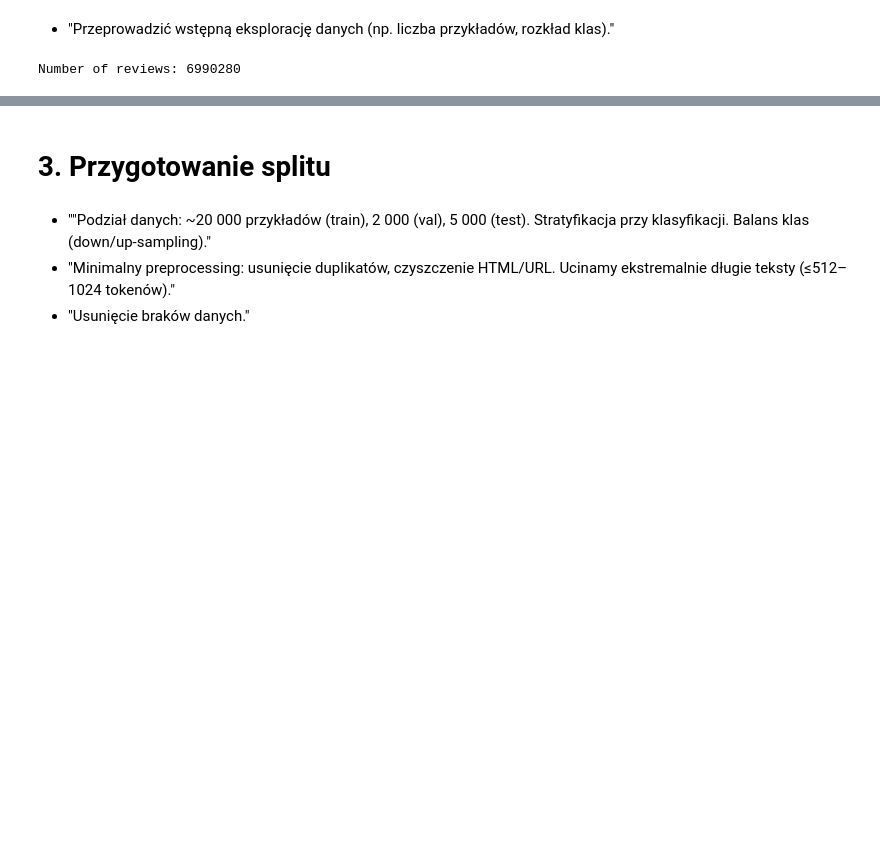
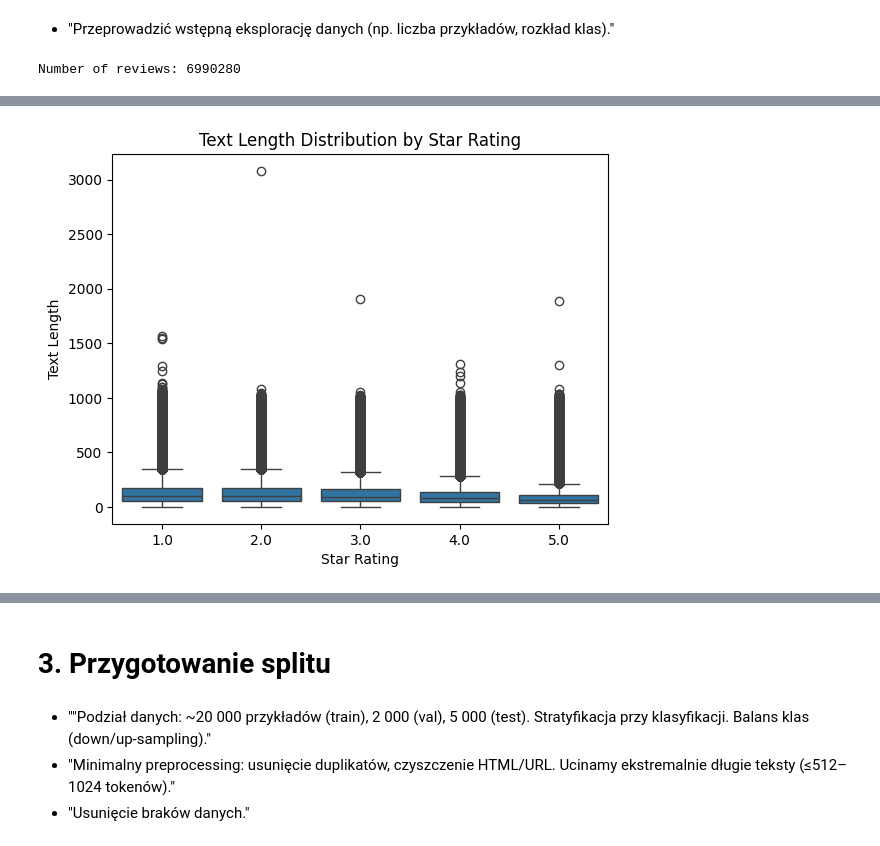
Before and after one commit to r-ost/PPD-project, a Jupyter notebook: notebooks/01_eda.ipynb, the cells around one changed output, grey strips where cells are left out. Saved outputs shown, nothing was run; the diff lists cells and outputs as text; code cells hidden in the pictures; blank space fills up the shorter version.

```diff
--- a/notebooks/01_eda.ipynb
+++ b/notebooks/01_eda.ipynb
@@ -35,0 +87,10 @@ Number of reviews: 6990280
+# %%
+df['text_length'] = df['text'].str.count(' ') + 1
+# %%
+sns.boxplot(x='stars', y='text_length', data=df)
+plt.title('Text Length Distribution by Star Rating')
+plt.xlabel('Star Rating')
+plt.ylabel('Text Length')
+plt.show()
+# %% [output]
+[figure, added]
```
Also changed, not shown: parts of 9 cells of this notebook.
